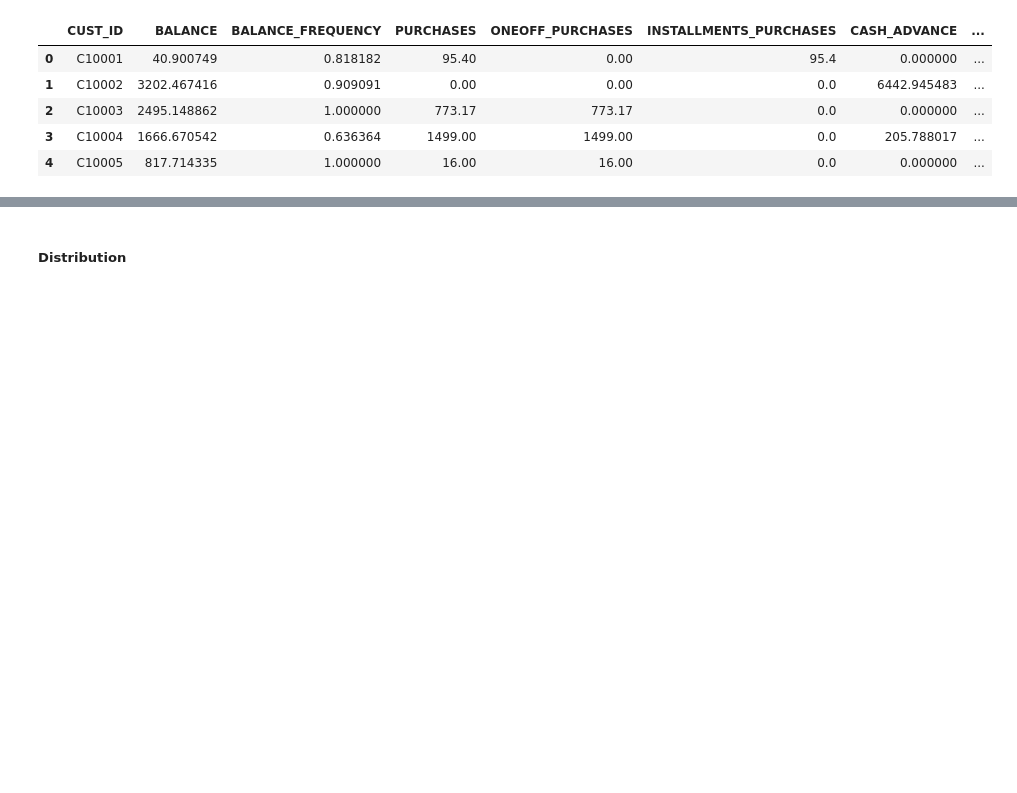
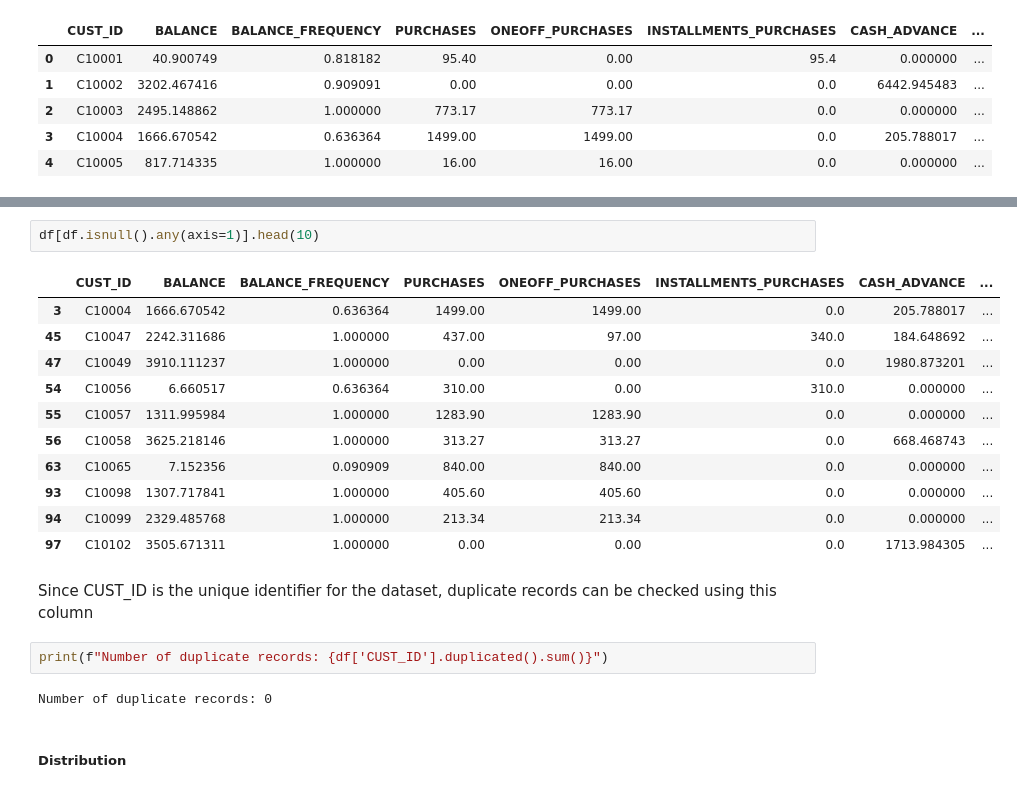
Before and after one commit to ja-ada05/ccard_ml, a Jupyter notebook: inference/cc.ipynb, the cells around one changed output, grey strips where cells are left out. Saved outputs shown, nothing was run; the diff lists cells and outputs as text; blank space fills up the shorter version.

Commit message:
checked for null values and discrete variables

```diff
--- a/inference/cc.ipynb
+++ b/inference/cc.ipynb
@@ -127,3 +181,23 @@ df.describe().T
+# %%
+df[df.isnull().any(axis=1)].head(10)
+# %% [output]
+|  | CUST_ID | BALANCE | BALANCE_FREQUENCY | PURCHASES | ONEOFF_PURCHASES | INSTALLMENTS_PURCHASES | CASH_ADVANCE | ... |
+| 3 | C10004 | 1666.670542 | 0.636364 | 1499.00 | 1499.00 | 0.0 | 205.788017 | ... |
+| 45 | C10047 | 2242.311686 | 1.000000 | 437.00 | 97.00 | 340.0 | 184.648692 | ... |
+| 47 | C10049 | 3910.111237 | 1.000000 | 0.00 | 0.00 | 0.0 | 1980.873201 | ... |
+| 54 | C10056 | 6.660517 | 0.636364 | 310.00 | 0.00 | 310.0 | 0.000000 | ... |
+| 55 | C10057 | 1311.995984 | 1.000000 | 1283.90 | 1283.90 | 0.0 | 0.000000 | ... |
+| 56 | C10058 | 3625.218146 | 1.000000 | 313.27 | 313.27 | 0.0 | 668.468743 | ... |
+| 63 | C10065 | 7.152356 | 0.090909 | 840.00 | 840.00 | 0.0 | 0.000000 | ... |
+| 93 | C10098 | 1307.717841 | 1.000000 | 405.60 | 405.60 | 0.0 | 0.000000 | ... |
+| 94 | C10099 | 2329.485768 | 1.000000 | 213.34 | 213.34 | 0.0 | 0.000000 | ... |
+| 97 | C10102 | 3505.671311 | 1.000000 | 0.00 | 0.00 | 0.0 | 1713.984305 | ... |
+# %% [markdown]
+Since CUST_ID is the unique identifier for the dataset, duplicate records can be checked using this column
+# %%
+print(f"Number of duplicate records: {df['CUST_ID'].duplicated().sum()}")
+# %% [output]
+Number of duplicate records: 0
 # %% [markdown]
 ##### **Distribution**
 # %%
```
Also changed, not shown: parts of 10 cells of this notebook.
